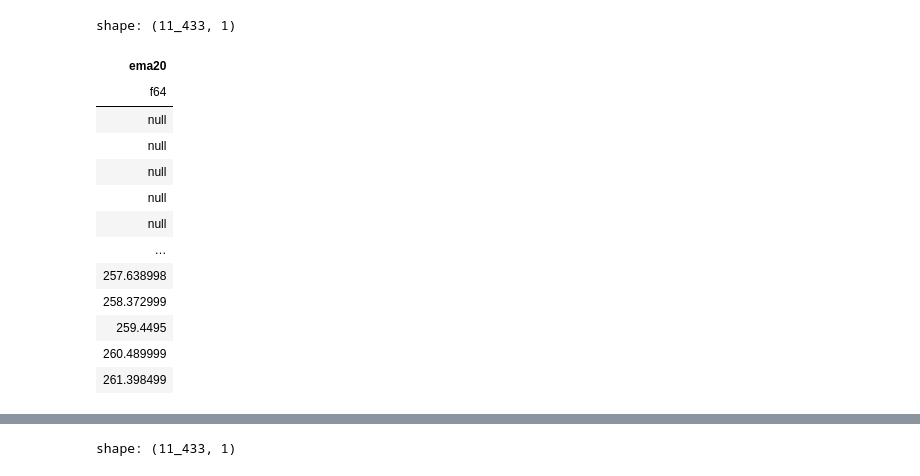
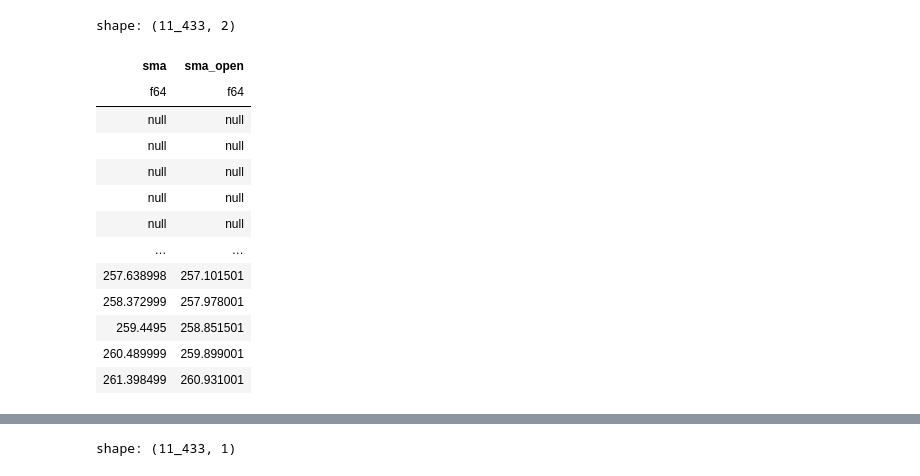
Before and after one commit to furechan/mintalib, a Jupyter notebook: examples/expressions.ipynb, the cells around one changed output, grey strips where cells are left out. Saved outputs shown, nothing was run; the diff lists cells and outputs as text; code cells hidden in the pictures.

```diff
--- a/examples/expressions.ipynb
+++ b/examples/expressions.ipynb
@@ -30,19 +18,20 @@ shape: (11_433, 6)
 # %%
 prices.select(
-    SMA(20).alias("ema20")
+    SMA(20),                               # default src is the close column, output named "sma"
+    SMA(20, src="open").alias("sma_open"), # src accepts a column name or an expression
 )
 # %% [output]
-shape: (11_433, 1)
+shape: (11_433, 2)
-| ema20 |
-| f64 |
-| null |
-| null |
-| null |
-| null |
-| null |
-| … |
-| 257.638998 |
-| 258.372999 |
-| 259.4495 |
-| 260.489999 |
-| 261.398499 |
+| sma | sma_open |
+| f64 | f64 |
+| null | null |
+| null | null |
+| null | null |
+| null | null |
+| null | null |
+| … | … |
+| 257.638998 | 257.101501 |
+| 258.372999 | 257.978001 |
+| 259.4495 | 258.851501 |
+| 260.489999 | 259.899001 |
+| 261.398499 | 260.931001 |
```
Also changed, not shown: parts of 10 cells of this notebook, 20 other files.
